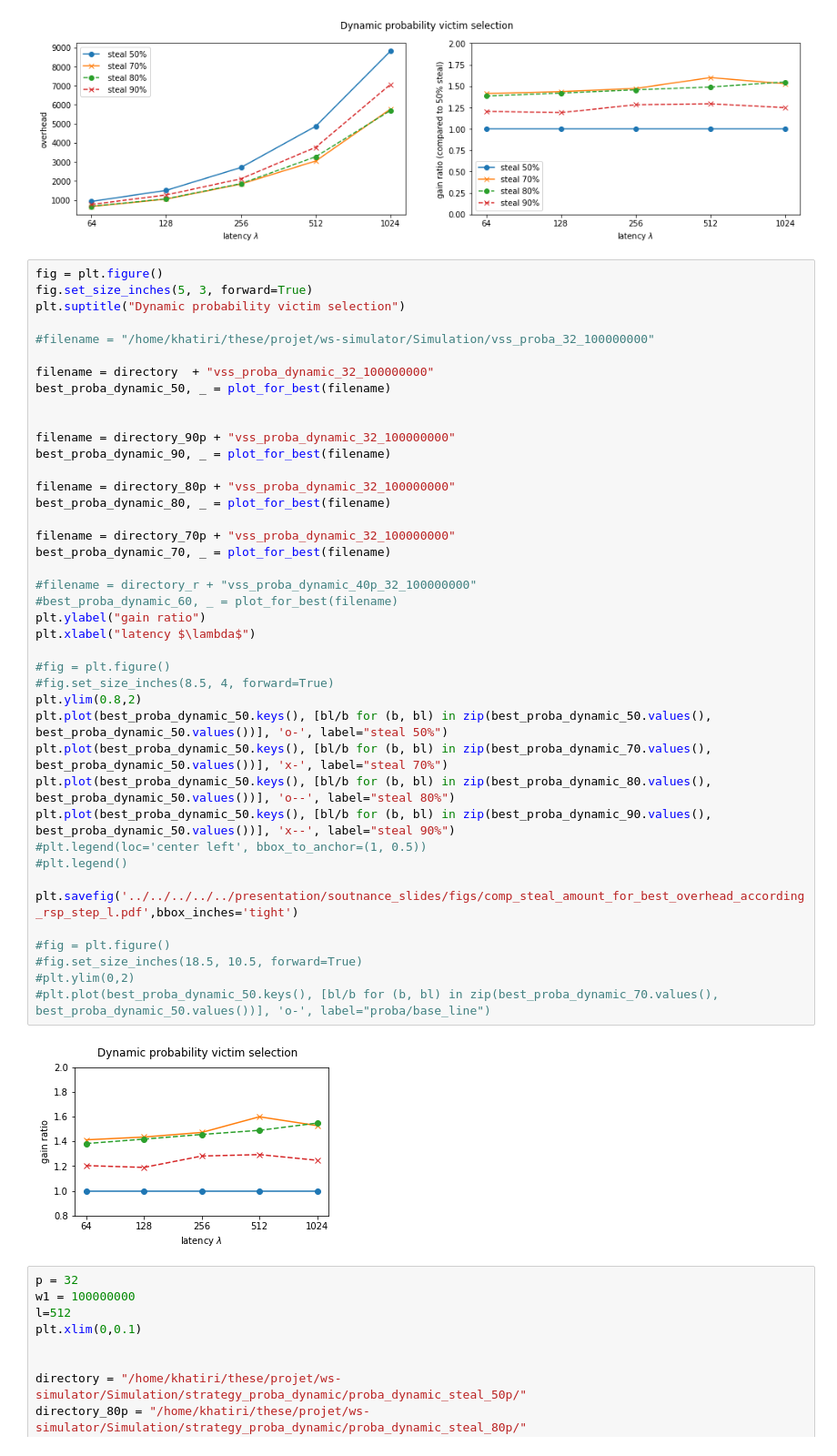
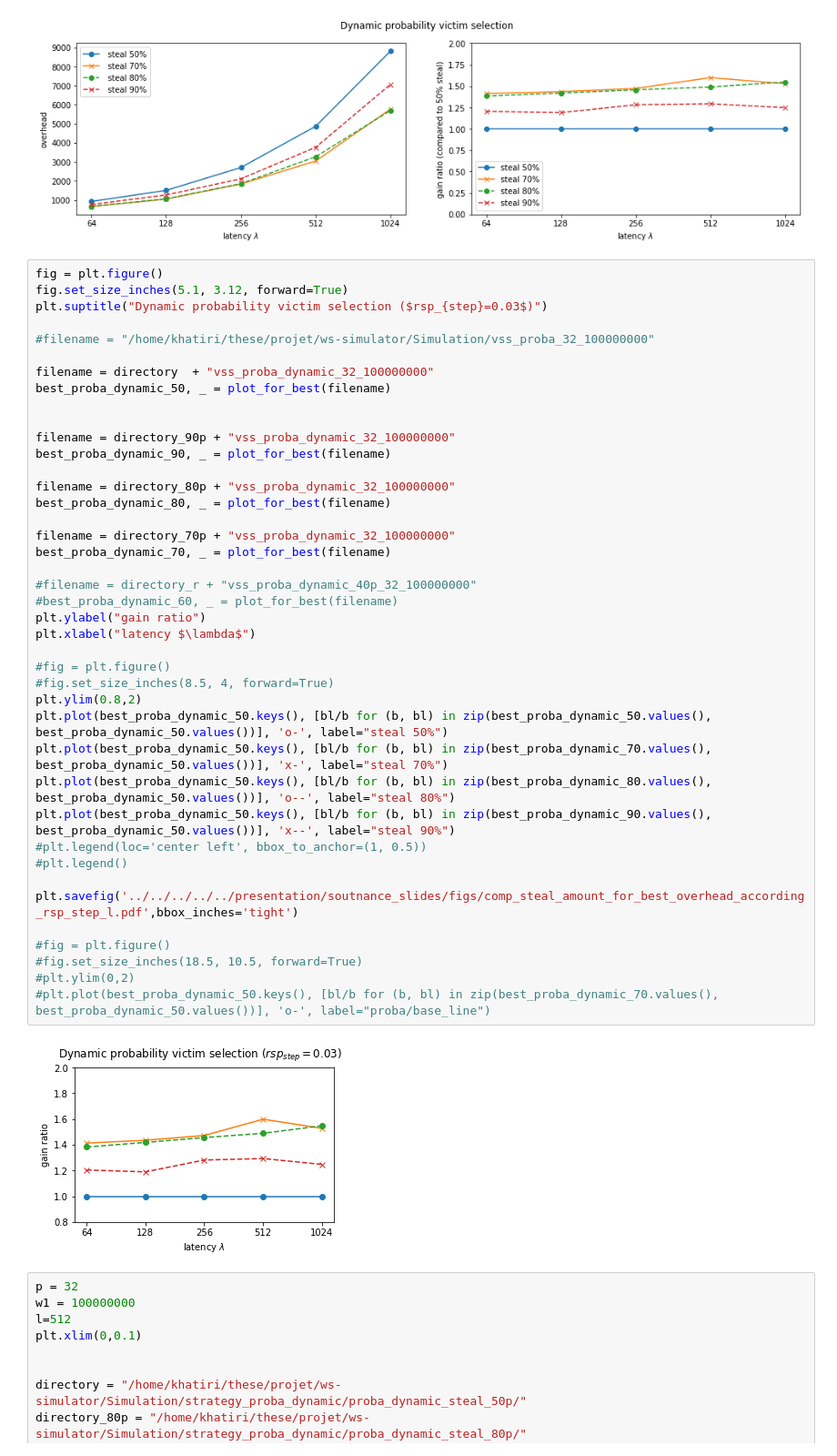
Before and after one commit to wagnerf42/ws-simulator, a Jupyter notebook: result/strategy/simulation_ipynb/simulation_thesis_proba_dynamic.ipynb, the cells around one changed output. Shown: that part at 91% size. Saved outputs shown, nothing was run; the diff lists cells and outputs as text.

```diff
--- a/result/strategy/simulation_ipynb/simulation_thesis_proba_dynamic.ipynb
+++ b/result/strategy/simulation_ipynb/simulation_thesis_proba_dynamic.ipynb
@@ -480,8 +482,8 @@ plt.savefig('../../../../../Manuscrit/manuscrit/gfx/twoClusters/comp_steal_amoun
 [figure]
 # %%
 fig = plt.figure()
-fig.set_size_inches(5, 3, forward=True)
-plt.suptitle("Dynamic probability victim selection")
+fig.set_size_inches(5.1, 3.12, forward=True)
+plt.suptitle("Dynamic probability victim selection ($rsp_{step}=0.03$)")
 
 #filename = "/home/khatiri/these/projet/ws-simulator/Simulation/vss_proba_32_100000000"
 
@@ -493,34 +495,34 @@ filename = directory_90p + "vss_proba_dynamic_32_100000000"
 best_proba_dynamic_90, _ = plot_for_best(filename)
 
 filename = directory_80p + "vss_proba_dynamic_32_100000000"
 best_proba_dynamic_80, _ = plot_for_best(filename)
 
 filename = directory_70p + "vss_proba_dynamic_32_100000000"
 best_proba_dynamic_70, _ = plot_for_best(filename)
 
 #filename = directory_r + "vss_proba_dynamic_40p_32_100000000"
 #best_proba_dynamic_60, _ = plot_for_best(filename)
 plt.ylabel("gain ratio")
 plt.xlabel("latency $\lambda$")
 
 #fig = plt.figure()
 #fig.set_size_inches(8.5, 4, forward=True)
 plt.ylim(0.8,2)
 plt.plot(best_proba_dynamic_50.keys(), [bl/b for (b, bl) in zip(best_proba_dynamic_50.values(), best_proba_dynamic_50.values())], 'o-', label="steal 50%")
 plt.plot(best_proba_dynamic_50.keys(), [bl/b for (b, bl) in zip(best_proba_dynamic_70.values(), best_proba_dynamic_50.values())], 'x-', label="steal 70%")
 plt.plot(best_proba_dynamic_50.keys(), [bl/b for (b, bl) in zip(best_proba_dynamic_80.values(), best_proba_dynamic_50.values())], 'o--', label="steal 80%")
 plt.plot(best_proba_dynamic_50.keys(), [bl/b for (b, bl) in zip(best_proba_dynamic_90.values(), best_proba_dynamic_50.values())], 'x--', label="steal 90%")
 #plt.legend(loc='center left', bbox_to_anchor=(1, 0.5))
 #plt.legend()
 
 plt.savefig('../../../../../presentation/soutnance_slides/figs/comp_steal_amount_for_best_overhead_according_rsp_step_l.pdf',bbox_inches='tight')
 
 #fig = plt.figure()
 #fig.set_size_inches(18.5, 10.5, forward=True)
 #plt.ylim(0,2)
 #plt.plot(best_proba_dynamic_50.keys(), [bl/b for (b, bl) in zip(best_proba_dynamic_70.values(), best_proba_dynamic_50.values())], 'o-', label="proba/base_line")
 # %% [output]
-[figure, old version]
+[figure, new version]
 # %%
 p = 32
 w1 = 100000000
```
Also changed, not shown: parts of 1 cell of this notebook, 3 other files.
